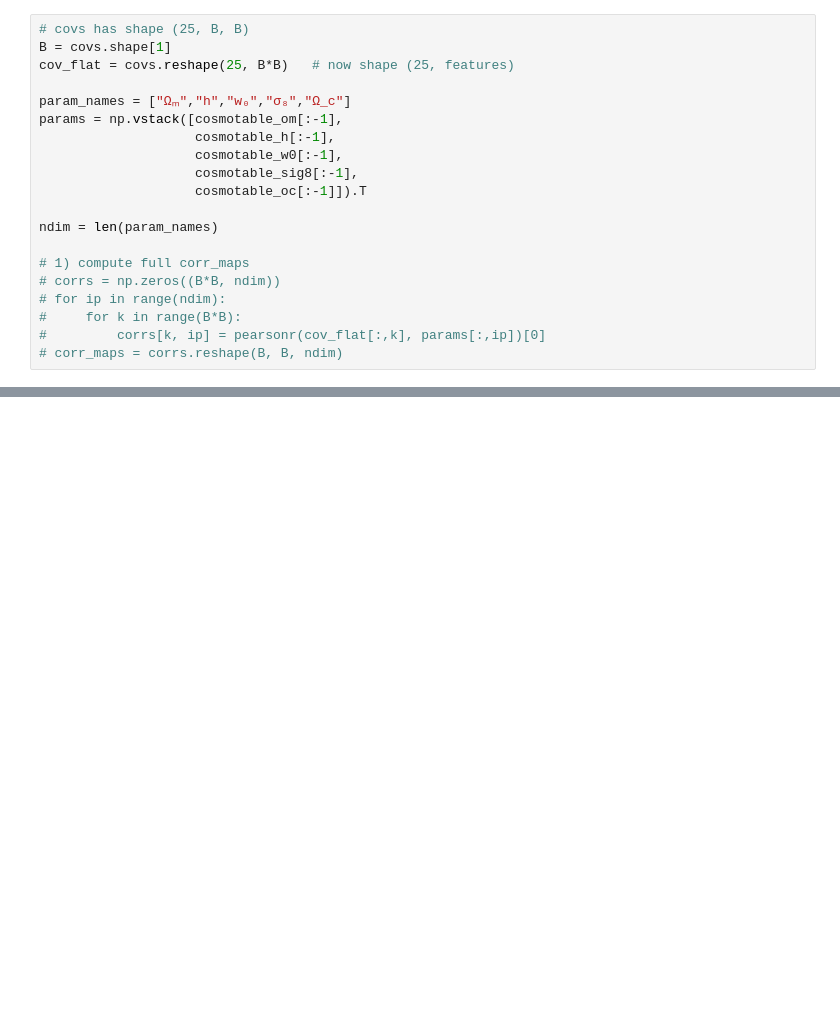
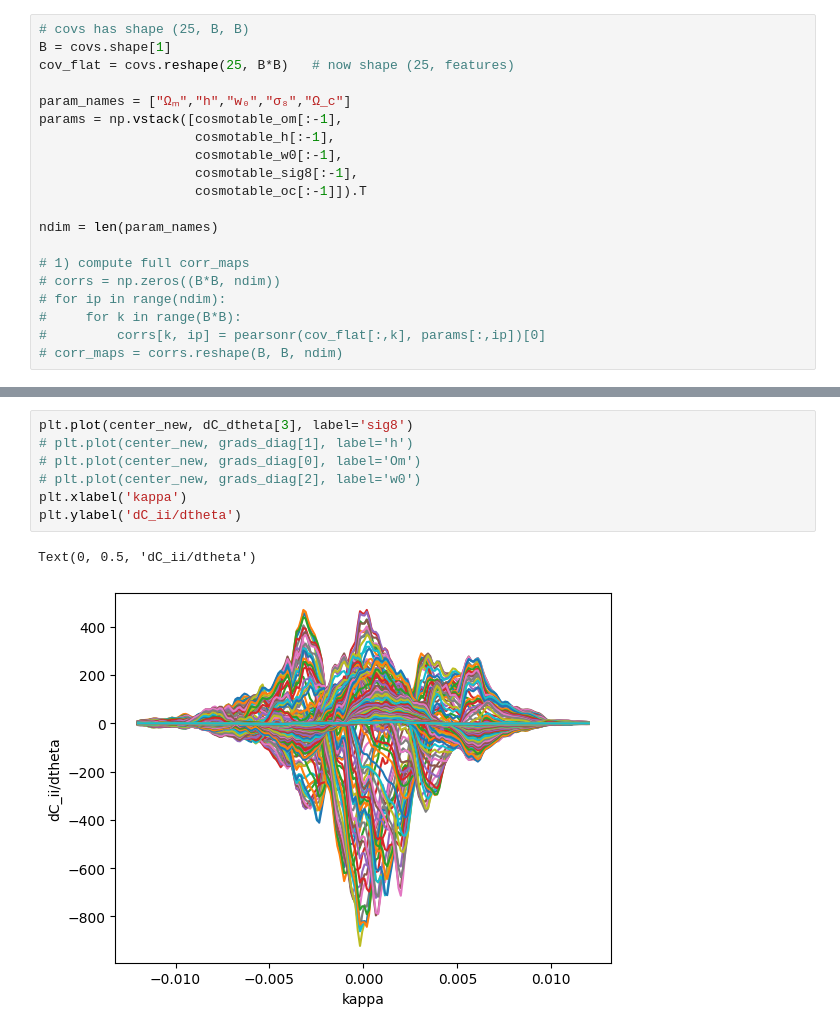
Before and after one commit to vilasinits/WALE, a Jupyter notebook: notebooks/covariance.ipynb, the cells around one changed output, grey strips where cells are left out. Saved outputs shown, nothing was run; the diff lists cells and outputs as text; blank space fills up the shorter version.

```diff
--- a/notebooks/covariance.ipynb
+++ b/notebooks/covariance.ipynb
@@ -207,0 +395,10 @@ plt.show()
+# %%
+plt.plot(center_new, dC_dtheta[3], label='sig8')
+# plt.plot(center_new, grads_diag[1], label='h')
+# plt.plot(center_new, grads_diag[0], label='Om')
+# plt.plot(center_new, grads_diag[2], label='w0')
+plt.xlabel('kappa')
+plt.ylabel('dC_ii/dtheta')
+# %% [output]
+Text(0, 0.5, 'dC_ii/dtheta')
+[figure, added]
```
Also changed, not shown: parts of 7 cells of this notebook, 14 other files.
